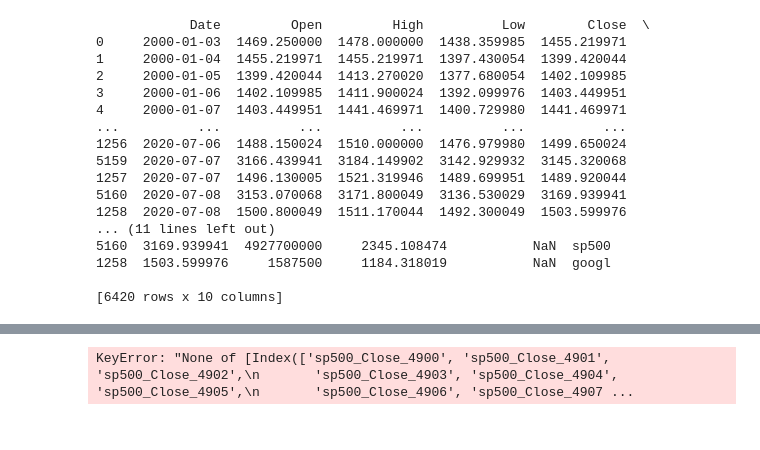
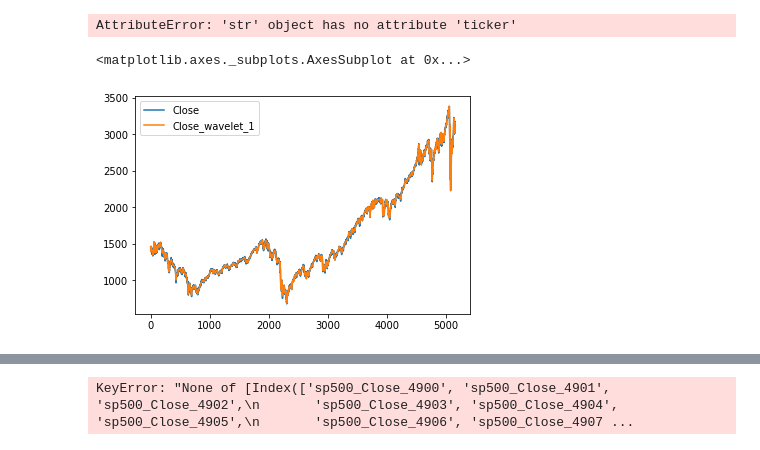
Before and after one commit to allen-chiang/Time-Series-Transformer, a Jupyter notebook: cnn.ipynb, the cells around one changed output, grey strips where cells are left out. Drawn from its saved outputs; the diff is of its cells as text; code cells hidden in the pictures.

```diff
--- a/cnn.ipynb
+++ b/cnn.ipynb
@@ -19,0 +13,6 @@ port.make_technical_indicator('Close','fft100',rfft_transform,threshold = 1000)
+# %%
+tickList = ['^GSPC','^DJI','GC=F','CL=F']
+pe = Portfolio_Extractor(tickList,'yahoo')
+port = pe.get_portfolio_period('5yr')
+# %% [output]
+AttributeError: 'str' object has no attribute 'ticker'
@@ -24,21 +31,6 @@ psp = Pandas_Time_Series_Panel_Dataset(df)
-# %%
-psp.transform_dataFrame('Close','Close_fft100','Date',rfft_transform,1)
-# %% [output]
-            Date         Open         High          Low        Close  \
-0     2000-01-03  1469.250000  1478.000000  1438.359985  1455.219971
-1     2000-01-04  1455.219971  1455.219971  1397.430054  1399.420044
-2     2000-01-05  1399.420044  1413.270020  1377.680054  1402.109985
-3     2000-01-06  1402.109985  1411.900024  1392.099976  1403.449951
-4     2000-01-07  1403.449951  1441.469971  1400.729980  1441.469971
-...          ...          ...          ...          ...          ...
-1256  2020-07-06  1488.150024  1510.000000  1476.979980  1499.650024
-5159  2020-07-07  3166.439941  3184.149902  3142.929932  3145.320068
-1257  2020-07-07  1496.130005  1521.319946  1489.699951  1489.920044
-5160  2020-07-08  3153.070068  3171.800049  3136.530029  3169.939941
-1258  2020-07-08  1500.800049  1511.170044  1492.300049  1503.599976
-... (11 lines left out)
-5160  3169.939941  4927700000     2345.108474           NaN  sp500
-1258  1503.599976     1587500     1184.318019           NaN  googl
-
-[6420 rows x 10 columns]
+# %%
+df[['Close','Close_wavelet_1']].plot()
+# %% [output]
+<matplotlib.axes._subplots.AxesSubplot at 0x...>
+[figure, added]
 # %%
```
Also changed, not shown: parts of 15 cells of this notebook, 5 other files.
